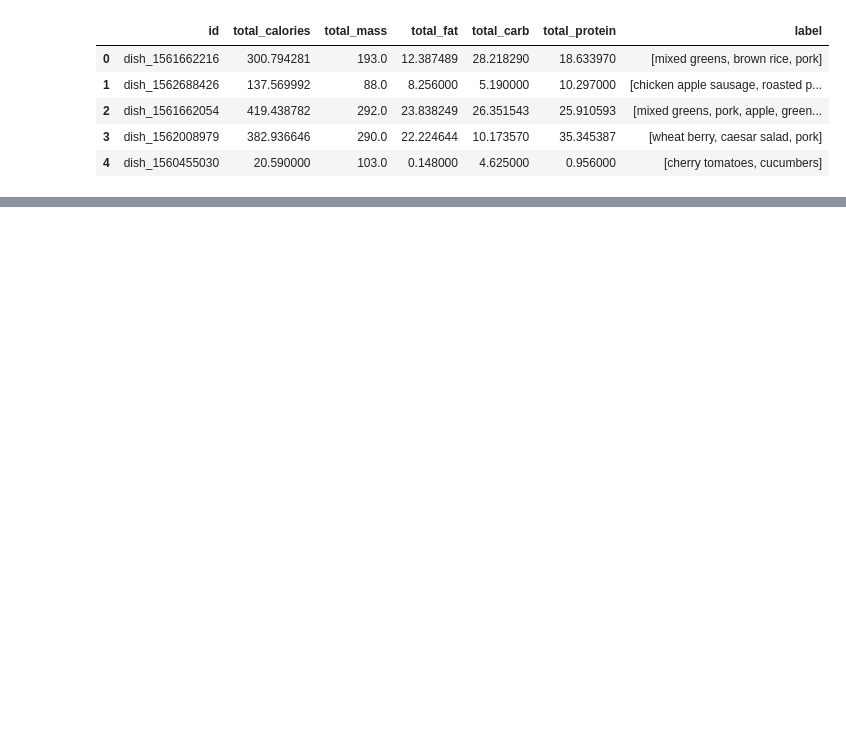
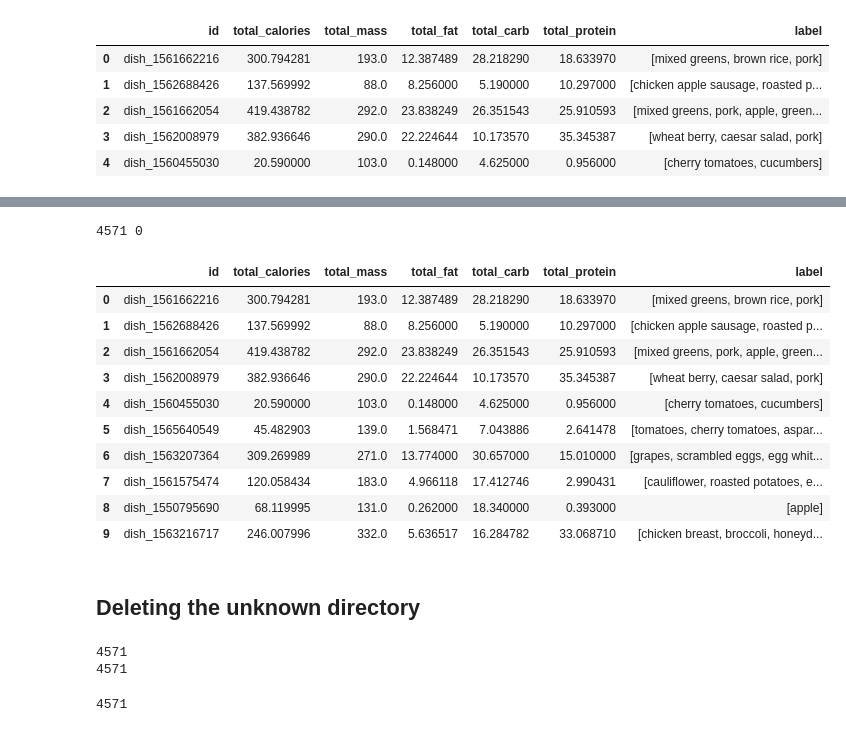
Before and after one commit to Ritushwar/Nutritional-Assistant, a Jupyter notebook: preprocess/preprocess-data-ipynb.ipynb, the cells around one changed output, grey strips where cells are left out. Drawn from its saved outputs; the diff is of its cells as text; code cells hidden in the pictures; blank space fills up the shorter version.

```diff
--- a/preprocess/preprocess-data-ipynb.ipynb
+++ b/preprocess/preprocess-data-ipynb.ipynb
@@ -246,0 +357,6 @@ df.to_csv('./dish_meta_data.csv')
+# %%
+import os
+directory_list = []
+path = "/home/ritushwar/Nutritional-Assistance/data"
+for dir in os.listdir(path):
+    directory_list.append(dir)
@@ -246,0 +367,10 @@ df.to_csv('./dish_meta_data.csv')
+# %%
+iy, ino = 0, 0
+empty_indx = []
+for ro_no in range(df1.shape[0]):
+    id = df1.iloc[ro_no,0]
+    if id in directory_list:
+        iy +=1
+    else:
+        ino+=1
+        empty_indx.append(ro_no)
@@ -246,0 +387,3 @@ df.to_csv('./dish_meta_data.csv')
+# %%
+for i in empty_indx:
+    df1 = df1.drop(index=i)
@@ -246,0 +420,20 @@ df.to_csv('./dish_meta_data.csv')
+# %%
+print(iy, ino)
+# %% [output]
+4571 0
+# %%
+df1.head(10)
+# %% [output]
+|  | id | total_calories | total_mass | total_fat | total_carb | total_protein | label |
+| 0 | dish_1561662216 | 300.794281 | 193.0 | 12.387489 | 28.218290 | 18.633970 | [mixed greens, brown rice, pork] |
+| 1 | dish_1562688426 | 137.569992 | 88.0 | 8.256000 | 5.190000 | 10.297000 | [chicken apple sausage, roasted p... |
+| 2 | dish_1561662054 | 419.438782 | 292.0 | 23.838249 | 26.351543 | 25.910593 | [mixed greens, pork, apple, green... |
+| 3 | dish_1562008979 | 382.936646 | 290.0 | 22.224644 | 10.173570 | 35.345387 | [wheat berry, caesar salad, pork] |
+| 4 | dish_1560455030 | 20.590000 | 103.0 | 0.148000 | 4.625000 | 0.956000 | [cherry tomatoes, cucumbers] |
+| 5 | dish_1565640549 | 45.482903 | 139.0 | 1.568471 | 7.043886 | 2.641478 | [tomatoes, cherry tomatoes, aspar... |
+| 6 | dish_1563207364 | 309.269989 | 271.0 | 13.774000 | 30.657000 | 15.010000 | [grapes, scrambled eggs, egg whit... |
+| 7 | dish_1561575474 | 120.058434 | 183.0 | 4.966118 | 17.412746 | 2.990431 | [cauliflower, roasted potatoes, e... |
+| 8 | dish_1550795690 | 68.119995 | 131.0 | 0.262000 | 18.340000 | 0.393000 | [apple] |
+| 9 | dish_1563216717 | 246.007996 | 332.0 | 5.636517 | 16.284782 | 33.068710 | [chicken breast, broccoli, honeyd... |
+# %% [markdown]
+## Deleting the unknown directory
@@ -246,0 +446,10 @@ df.to_csv('./dish_meta_data.csv')
+# %%
+print(len(dish_id))
+print(len(directory_list))
+# %% [output]
+4571
+4571
+# %%
+df1.shape[0]
+# %% [output]
+4571
```
Also changed, not shown: parts of 34 cells of this notebook.
